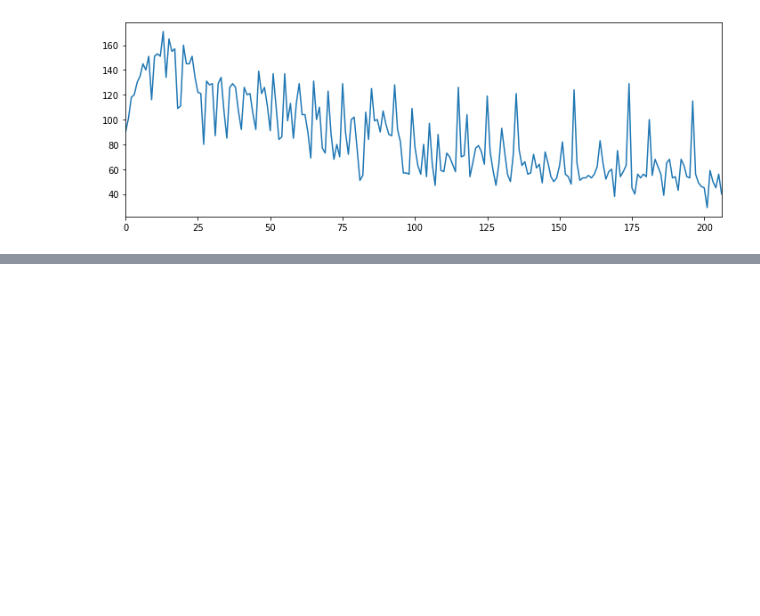
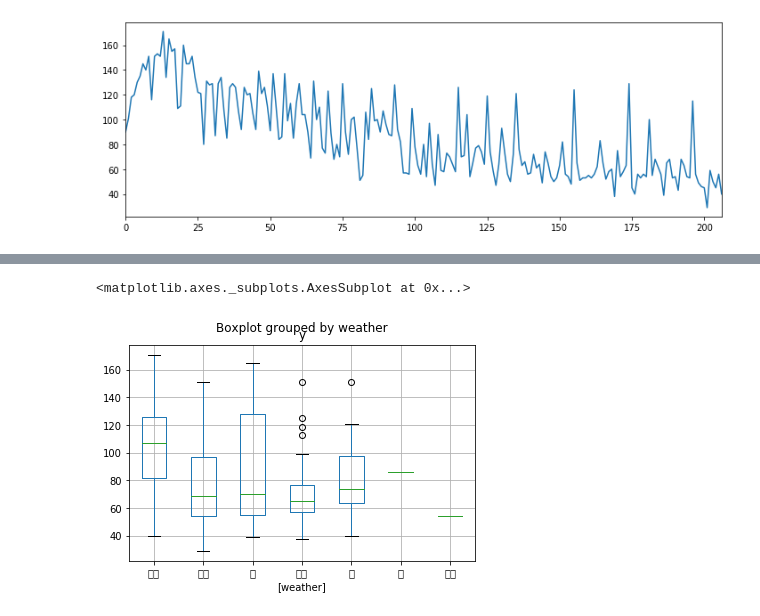
Before and after one commit to ducksfrogs/jpObent, a Jupyter notebook: jup/toPlot.ipynb, the cells around one changed output, grey strips where cells are left out. Cells and saved outputs as stored; diff of their text form; code cells hidden in the pictures; blank space fills up the shorter version.

```diff
--- a/jup/Untitled.ipynb
+++ b/jup/toPlot.ipynb
@@ -327,0 +345,5 @@ train['y'].plot(figsize=(12,4))
+# %%
+train[["y", 'weather']].boxplot(by="weather")
+# %% [output]
+<matplotlib.axes._subplots.AxesSubplot at 0x...>
+[figure, added]
```
Also changed, not shown: parts of 4 cells of this notebook, 1 other file.
